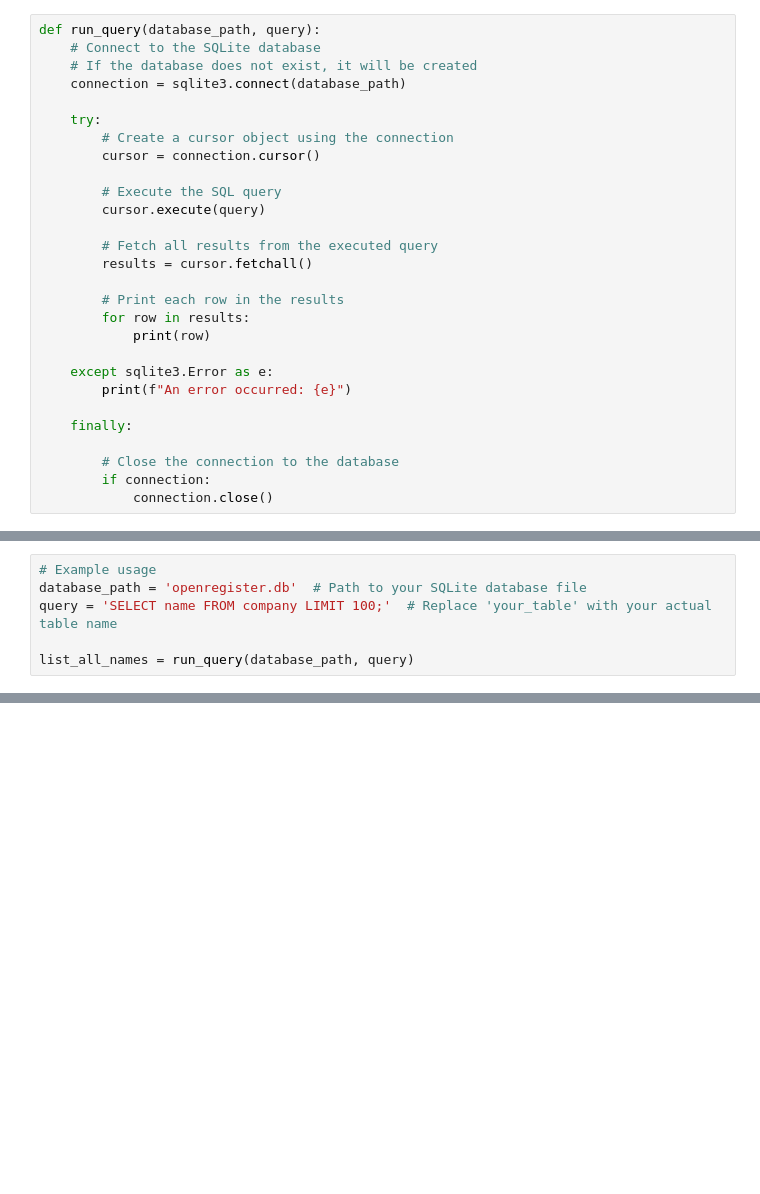
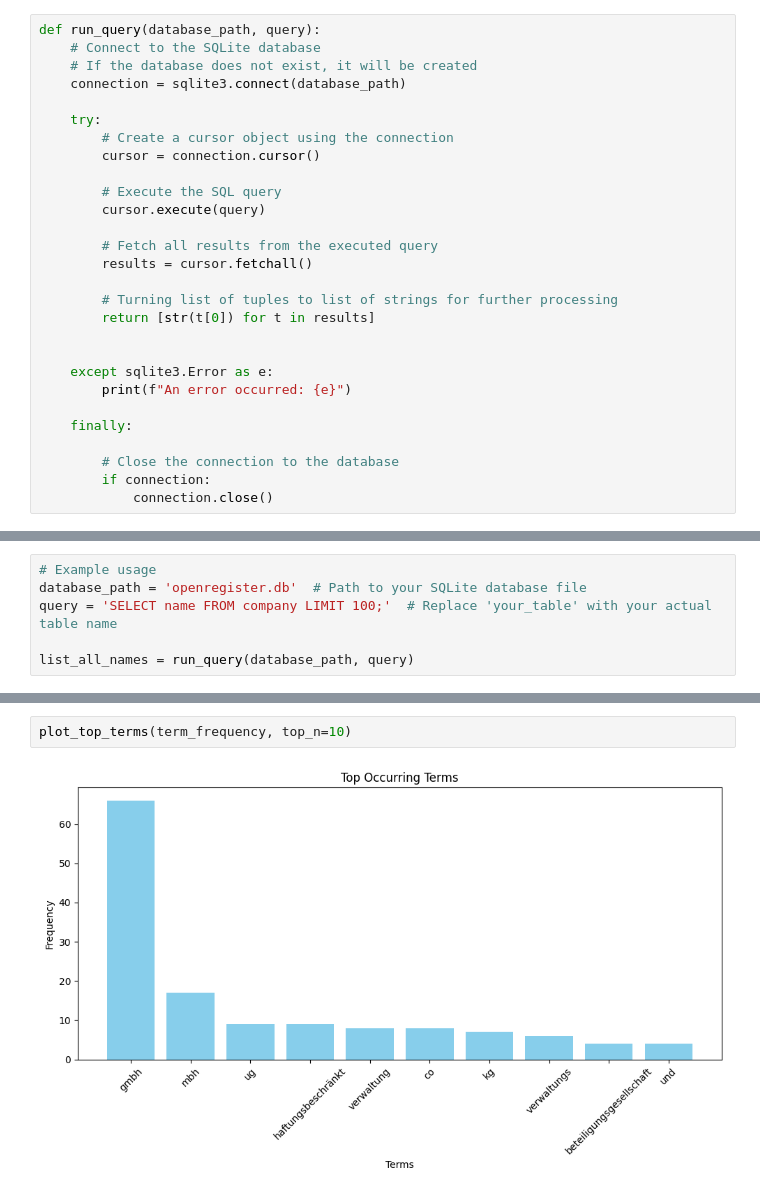
Before and after one commit to dominik-pichler/Balmung, a Jupyter notebook: ER-NLP/playground_ER-NLP.ipynb, the cells around one changed output, grey strips where cells are left out. Cells and saved outputs as stored; diff of their text form; blank space fills up the shorter version.

```diff
--- a/ER-NLP/playground_ER-NLP.ipynb
+++ b/ER-NLP/playground_ER-NLP.ipynb
@@ -19,9 +25,9 @@ def run_query(database_path, query):
         # Fetch all results from the executed query
         results = cursor.fetchall()
 
-        # Print each row in the results
-        for row in results:
-            print(row)
+        # Turning list of tuples to list of strings for further processing
+        return [str(t[0]) for t in results]
+
 
     except sqlite3.Error as e:
         print(f"An error occurred: {e}")
@@ -100,0 +147,4 @@ def plot_top_terms(term_frequency, top_n=10):
+# %%
+plot_top_terms(term_frequency, top_n=10)
+# %% [output]
+[figure, added]
```
Also changed, not shown: parts of 30 cells of this notebook, 3 other files.
